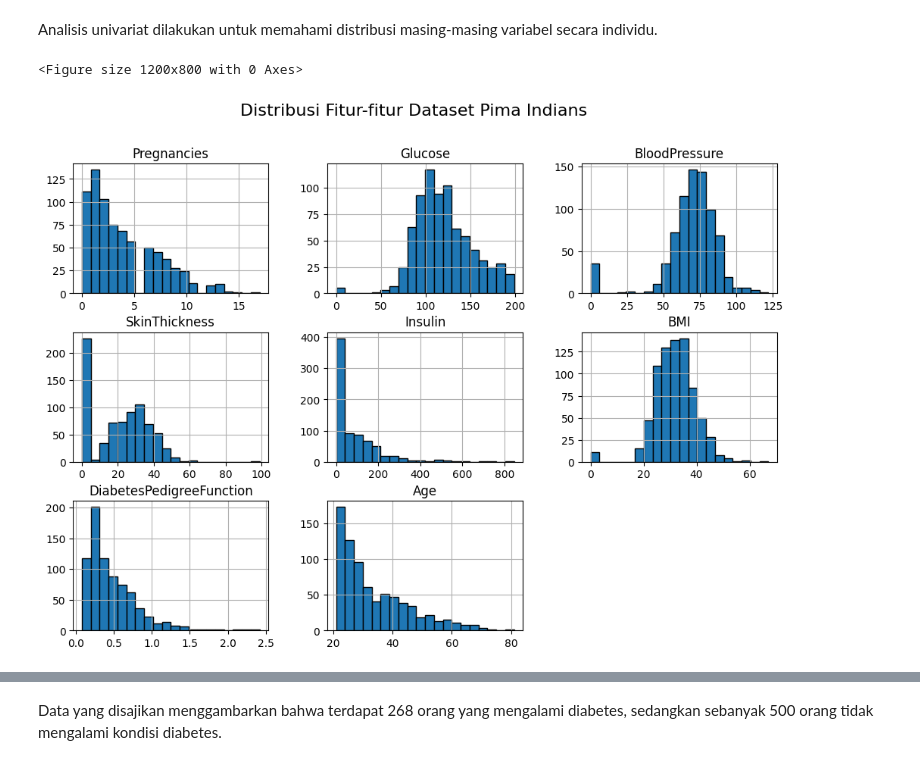
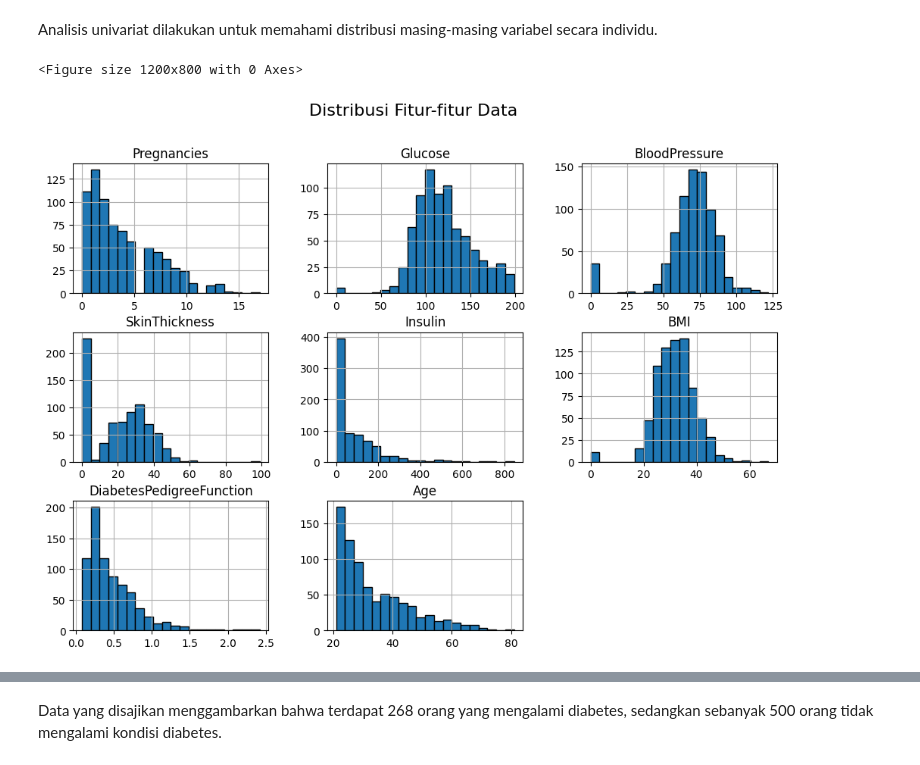
Before and after one commit to HelgaFaisa/Project_Predict, a Jupyter notebook: flask/data_preparation.ipynb, the cells around one changed output, grey strips where cells are left out. Drawn from its saved outputs; the diff is of its cells as text; code cells hidden in the pictures.

```diff
--- a/flask/data_preparation.ipynb
+++ b/flask/data_preparation.ipynb
@@ -171,12 +144,12 @@ Analisis univariat dilakukan untuk memahami distribusi masing-masing variabel se
 # %%
 # 1. Visualisasi distribusi fitur numerik
 plt.figure(figsize=(12, 8))
 diabetes_dataset.drop('Outcome', axis=1).hist(bins=20, edgecolor='black', figsize=(12, 8))
-plt.suptitle("Distribusi Fitur-fitur Dataset Pima Indians", fontsize=16)
+plt.suptitle("Distribusi Fitur-fitur Data", fontsize=16)
 plt.show()
 # %% [output]
 <Figure size 1200x800 with 0 Axes>
-[figure, old version]
+[figure, new version]
 # %%
 # Distribusi Variabel Target (Outcome)
 plt.figure(figsize=(10,6))
```
Also changed, not shown: parts of 10 cells of this notebook, 8 other files.
